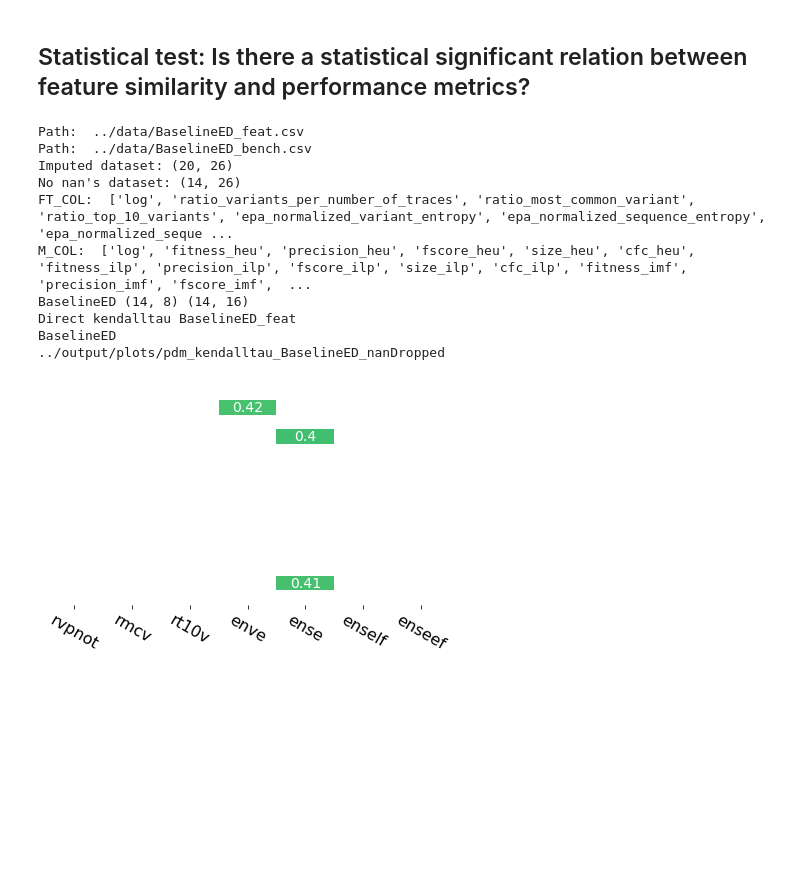
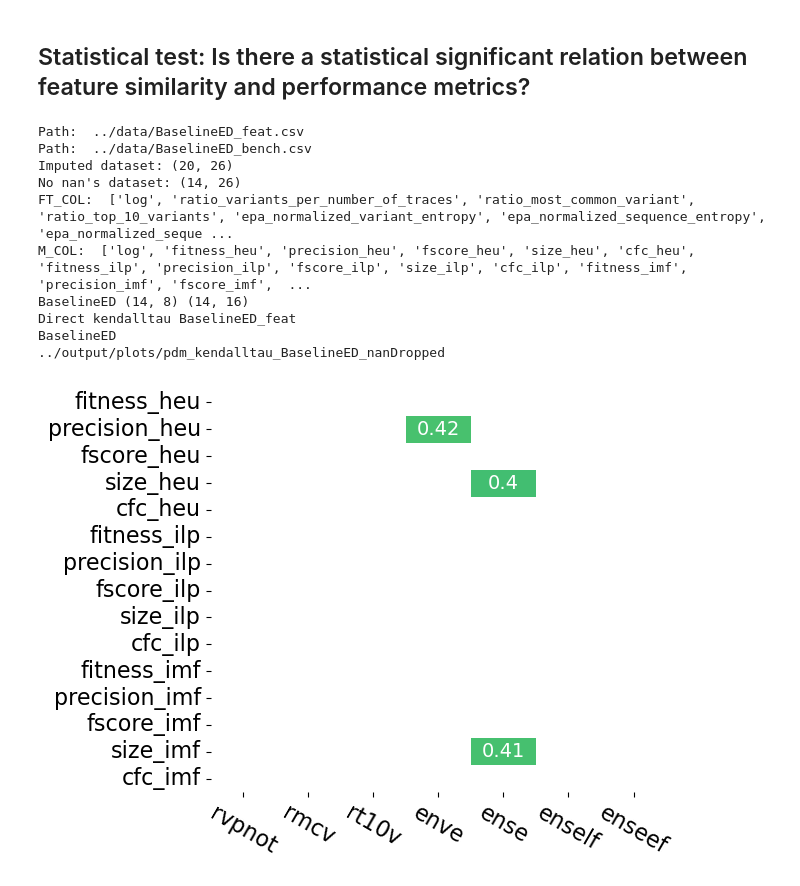
Before and after one commit to lmu-dbs/gedi, a Jupyter notebook: notebooks/gedi_figs7and8_benchmarking_statisticalTests.ipynb, the cells around one changed output. Drawn from its saved outputs; the diff is of its cells as text; code cells hidden in the pictures; blank space fills up the shorter version.

Commit message:
Adds dynamic figsize

```diff
--- a/notebooks/gedi_figs7and8_benchmarking_statisticalTests.ipynb
+++ b/notebooks/gedi_figs7and8_benchmarking_statisticalTests.ipynb
@@ -139,9 +139,13 @@ def statistical_test(feature_source, bench_source, test, impute=False, p_thresh=
     return df_tmp
 #df_tmp = statistical_test(DATA_SOURCE+"_feat", "Gen"+DATA_SOURCE+"_bench", TEST, IMPUTE)
 # %%
-def plot_stat_test(test_results, feature_source, bench_source, test, impute, mask=True, cbar=False, ylabels=False):
+def plot_stat_test(test_results, feature_source, bench_source, test, impute, mask=True, cbar=True, ylabels=True):
     feature_source = feature_source.split("_")[0]
     bench_source = bench_source.split("_")[0]
+    cbar_w = 1.2 if cbar else 0
+    ylabels_w = 1.5 if ylabels else 0
+    plt.subplots(figsize=(5+cbar_w+ylabels_w,5))
+
     if feature_source==bench_source:
         data_source = feature_source
     else:
@@ -152,32 +156,32 @@ def plot_stat_test(test_results, feature_source, bench_source, test, impute, mas
         sns.heatmap(test_results.fillna(0), mask=test_results.fillna(0)!=0, cmap="Greys", annot=False, ax=ax, cbar=False)
 
     #ax.set_title("P-values of features leading to process discovery metrics", fontsize=15)
     cax = ax.figure.axes[-1]
     cax.tick_params(labelsize=14)
 
     if not ylabels:
         ax.axes.get_yaxis().set_visible(False)
 
     plt.yticks(fontsize=16)
     plt.xticks(fontsize=16)
     plt.xticks(rotation=-30)
 
     plt.tight_layout()
     output_path = f"../output/plots/pdm_{get_output_file_name(test, data_source, impute)}"
     print(output_path)
     plt.savefig(output_path, dpi=300)
 
 masked_results = statistical_test(DATA_SOURCE+"_feat", DATA_SOURCE+"_bench", TEST, IMPUTE)
-plot_stat_test(masked_results, DATA_SOURCE+"_feat", DATA_SOURCE+"_bench", TEST, IMPUTE)
+plot_stat_test(masked_results, DATA_SOURCE+"_feat", DATA_SOURCE+"_bench", TEST, IMPUTE, cbar=False, ylabels=True)
 # %% [output]
 Path:  ../data/BaselineED_feat.csv
 Path:  ../data/BaselineED_bench.csv
 Imputed dataset: (20, 26)
 No nan's dataset: (14, 26)
 FT_COL:  ['log', 'ratio_variants_per_number_of_traces', 'ratio_most_common_variant', 'ratio_top_10_variants', 'epa_normalized_variant_entropy', 'epa_normalized_sequence_entropy', 'epa_normalized_seque ...
 M_COL:  ['log', 'fitness_heu', 'precision_heu', 'fscore_heu', 'size_heu', 'cfc_heu', 'fitness_ilp', 'precision_ilp', 'fscore_ilp', 'size_ilp', 'cfc_ilp', 'fitness_imf', 'precision_imf', 'fscore_imf',  ...
 BaselineED (14, 8) (14, 16)
 Direct kendalltau BaselineED_feat
 BaselineED
 ../output/plots/pdm_kendalltau_BaselineED_nanDropped
-[figure, old version]
+[figure, new version]
```
Also changed, not shown: parts of 3 cells of this notebook, 2 other files.
